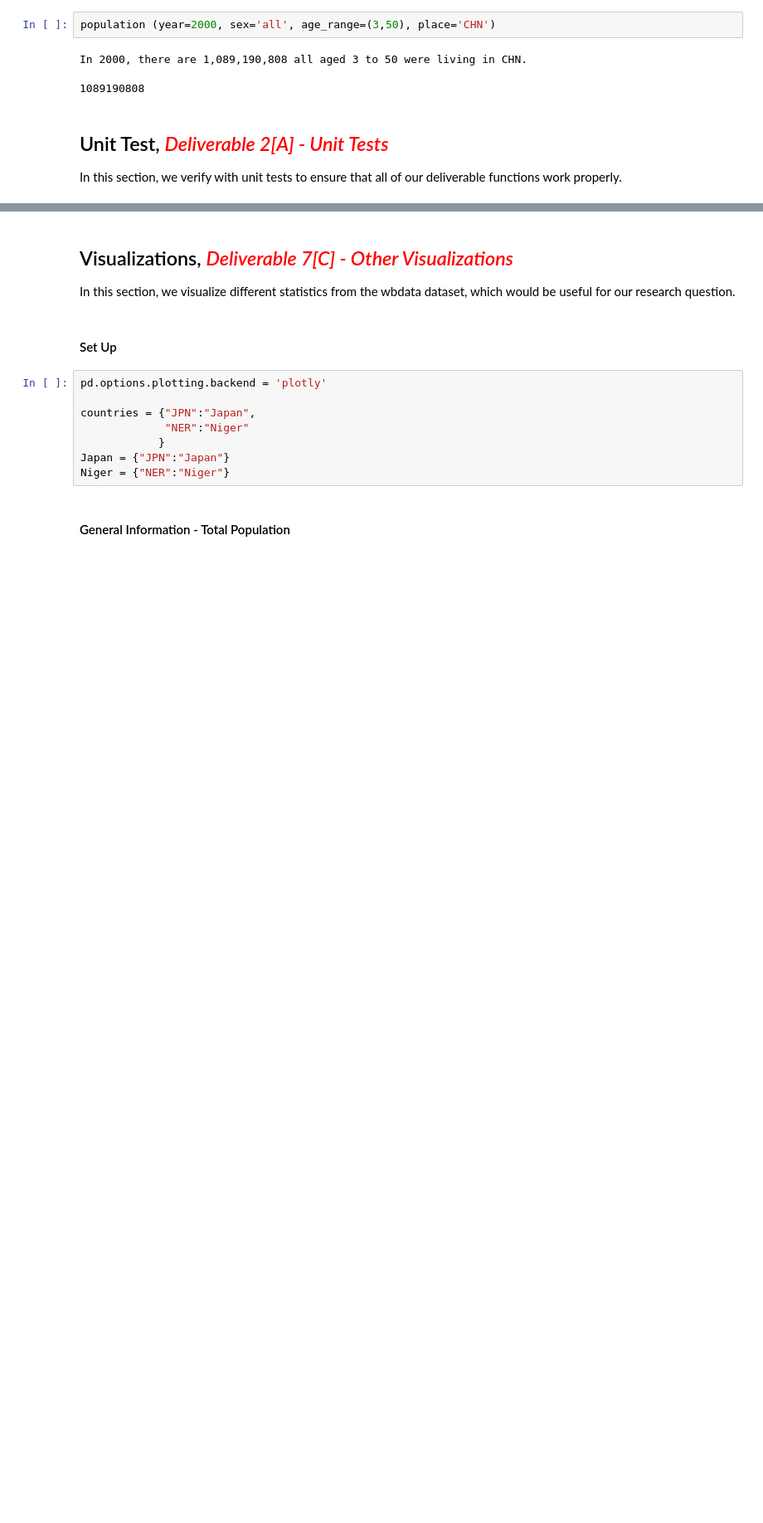
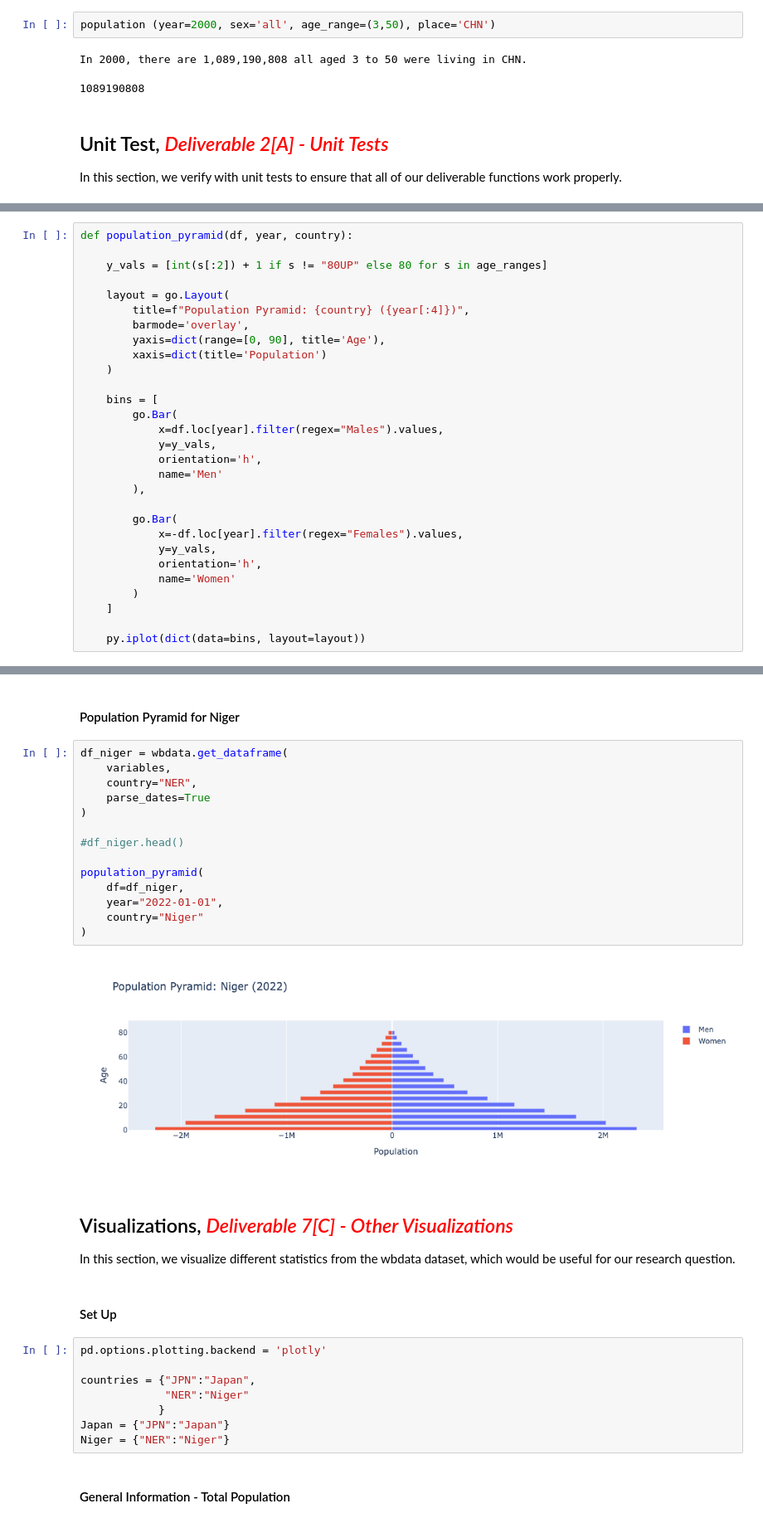
Before and after one commit to nataliee8/EEP-153-Project-1, a Jupyter notebook: proj1_notebook.ipynb, the cells around one changed output, grey strips where cells are left out. Shown at 83% size. Saved outputs shown, nothing was run; the diff lists cells and outputs as text; blank space fills up the shorter version.

Commit message:
Added Population Dataframe and Population Pyramid Function

```diff
--- a/proj1_notebook.ipynb
+++ b/proj1_notebook.ipynb
@@ -169,0 +467,29 @@ unit tests passed
+# %%
+def population_pyramid(df, year, country):
+
+    y_vals = [int(s[:2]) + 1 if s != "80UP" else 80 for s in age_ranges]
+
+    layout = go.Layout(
+        title=f"Population Pyramid: {country} ({year[:4]})",
+        barmode='overlay',
+        yaxis=dict(range=[0, 90], title='Age'),
+        xaxis=dict(title='Population')
+    )
+
+    bins = [
+        go.Bar(
+            x=df.loc[year].filter(regex="Males").values,
+            y=y_vals,
+            orientation='h',
+            name='Men'
+        ),
+
+        go.Bar(
+            x=-df.loc[year].filter(regex="Females").values,
+            y=y_vals,
+            orientation='h',
+            name='Women'
+        )
+    ]
+
+    py.iplot(dict(data=bins, layout=layout))
@@ -170,3 +514,21 @@ unit tests passed
+# %% [markdown]
+#### Population Pyramid for Niger
+# %%
+df_niger = wbdata.get_dataframe(
+    variables,
+    country="NER",
+    parse_dates=True
+)
+
+#df_niger.head()
+
+population_pyramid(
+    df=df_niger,
+    year="2022-01-01",
+    country="Niger"
+)
+# %% [output]
+[figure, added]
 # %% [markdown]
 ## Visualizations, <span style="color: red;">*Deliverable 7[C] - Other Visualizations* <a name="population-f"></span></a>
 In this section, we visualize different statistics from the wbdata dataset, which would be useful for our research question.
```
Also changed, not shown: parts of 19 cells of this notebook.
